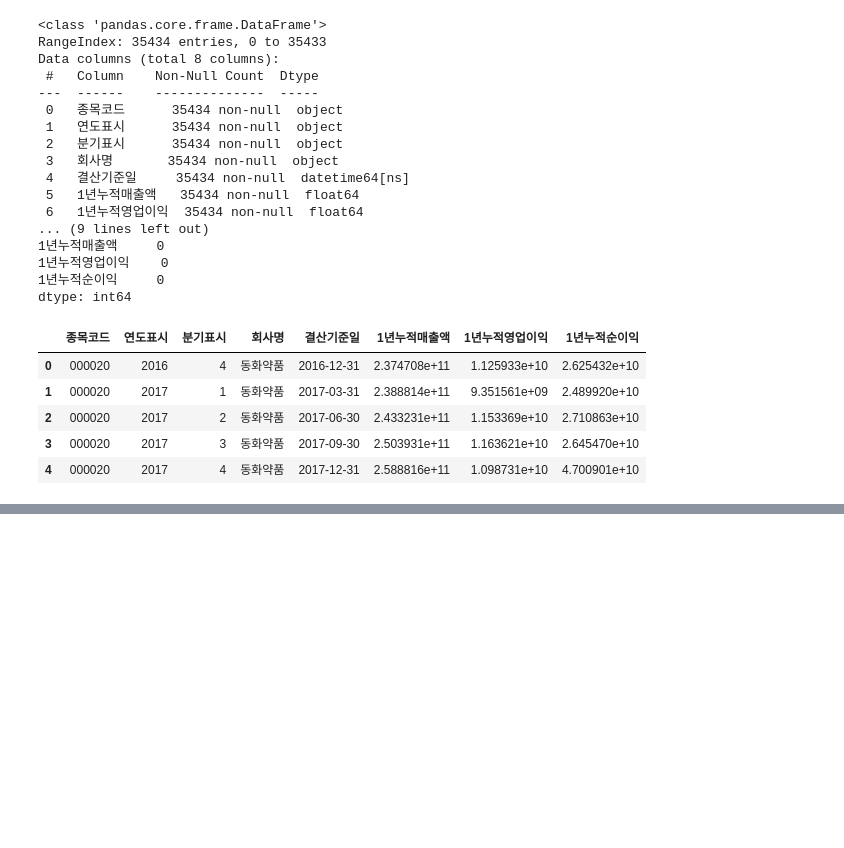
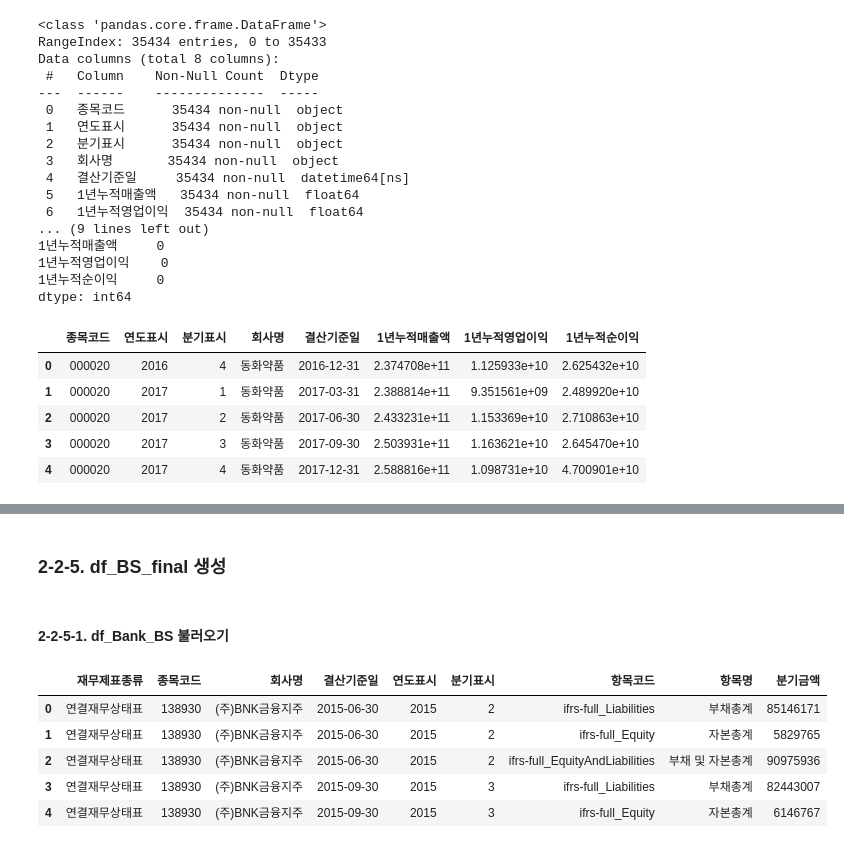
Before and after one commit to Ryong1998/snowball, a Jupyter notebook: 3_Data_Preparation.ipynb, the cells around one changed output, grey strips where cells are left out. Drawn from its saved outputs; the diff is of its cells as text; code cells hidden in the pictures; blank space fills up the shorter version.

```diff
--- a/3_Data_Preparation.ipynb
+++ b/3_Data_Preparation.ipynb
@@ -2600,0 +3072,16 @@ df_PL_final.to_pickle('/content/drive/MyDrive/snowball/data/After_data_preproces
+# %% [markdown]
+### 2-2-5. df_BS_final 생성
+# %% [markdown]
+#### 2-2-5-1. df_Bank_BS 불러오기
+# %%
+import pandas as pd
+
+df_Bank_BS = pd.read_pickle('/content/drive/MyDrive/snowball/data/After_data_select/df_Bank_BS.pkl')
+df_Bank_BS.head()
+# %% [output]
+|  | 재무제표종류 | 종목코드 | 회사명 | 결산기준일 | 연도표시 | 분기표시 | 항목코드 | 항목명 | 분기금액 |
+| 0 | 연결재무상태표 | 138930 | (주)BNK금융지주 | 2015-06-30 | 2015 | 2 | ifrs-full_Liabilities | 부채총계 | 85146171 |
+| 1 | 연결재무상태표 | 138930 | (주)BNK금융지주 | 2015-06-30 | 2015 | 2 | ifrs-full_Equity | 자본총계 | 5829765 |
+| 2 | 연결재무상태표 | 138930 | (주)BNK금융지주 | 2015-06-30 | 2015 | 2 | ifrs-full_EquityAndLiabilities | 부채 및 자본총계 | 90975936 |
+| 3 | 연결재무상태표 | 138930 | (주)BNK금융지주 | 2015-09-30 | 2015 | 3 | ifrs-full_Liabilities | 부채총계 | 82443007 |
+| 4 | 연결재무상태표 | 138930 | (주)BNK금융지주 | 2015-09-30 | 2015 | 3 | ifrs-full_Equity | 자본총계 | 6146767 |
```
Also changed, not shown: parts of 49 cells of this notebook.
